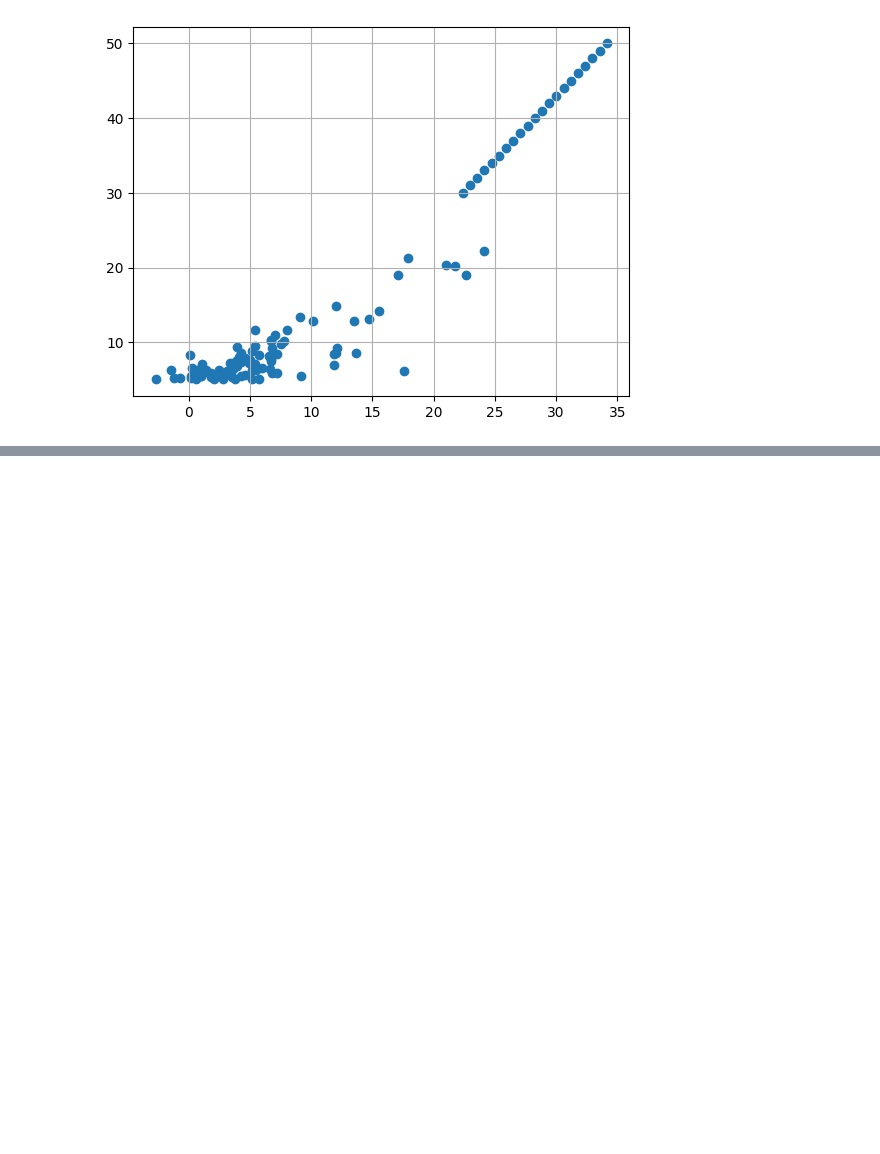
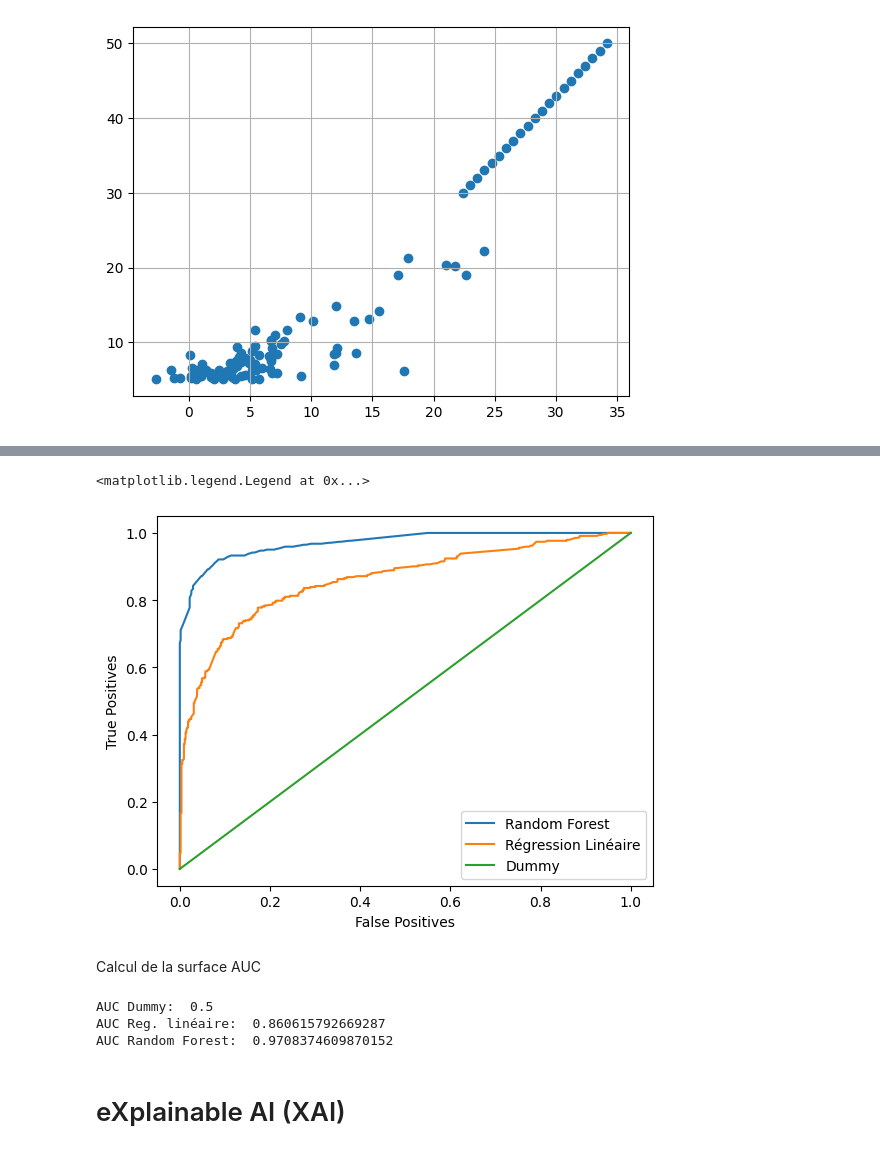
Before and after one commit to datacorner/ladata, a Jupyter notebook: La data - Chap 7 - La donnée sous toutes ses facettes.ipynb, the cells around one changed output, grey strips where cells are left out. Cells and saved outputs as stored; diff of their text form; code cells hidden in the pictures; blank space fills up the shorter version.

```diff
--- a/La data - Chap 7 - La donnée sous toutes ses facettes.ipynb
+++ b/La data - Chap 7 - La donnée sous toutes ses facettes.ipynb
@@ -158,0 +170,10 @@ plt.grid()
+# %%
+def Prepare_Modele(X, cabin):
+    target = X.Survived
+    sexe = pd.get_dummies(X['Sex'], prefix='sex')
+    cabin = pd.get_dummies(cabin.str[0], prefix='Cabin')
+    age = X['Age'].fillna(X['Age'].mean())
+    X = X[['Pclass', 'SibSp']].join(cabin).join(sexe).join(age)
+    return X, target
+cabin = titanic['Cabin'].fillna('X')
+X, y = Prepare_Modele(titanic, cabin)
@@ -158,0 +182,4 @@ plt.grid()
+# %%
+tree = RandomForestClassifier(n_estimators=100, random_state=0, max_features=2)
+tree.fit(X, y)
+p_tr = tree.predict(X)
@@ -158,0 +201,5 @@ plt.grid()
+# %%
+lr1 = LogisticRegression()
+lr1.fit(X, y)
+dummy = DummyClassifier()
+dummy.fit(X, y)
@@ -158,0 +215,26 @@ plt.grid()
+# %%
+FP_tr, TP_tr, Thres_tr = roc_curve(y, tree.predict_proba(X)[:,1])
+plt.plot(FP_tr, TP_tr, label="Random Forest")
+FP_rl, TP_rl, Thres_tr = roc_curve(y, lr1.decision_function(X))
+plt.plot(FP_rl, TP_rl, label="Régression Linéaire")
+FP_dm, TP_dm, Thres_tr = roc_curve(y, dummy.predict_proba(X)[:,1])
+plt.plot(FP_dm, TP_dm, label="Dummy")
+
+plt.xlabel ("False Positives")
+plt.ylabel ("True Positives")
+plt.legend ()
+# %% [output]
+<matplotlib.legend.Legend at 0x...>
+[figure, added]
+# %% [markdown]
+Calcul de la surface AUC
+# %%
+print ("AUC Dummy: ",metrics.auc(FP_dm, TP_dm))
+print ("AUC Reg. linéaire: ",metrics.auc(FP_rl, TP_rl))
+print ("AUC Random Forest: ",metrics.auc(FP_tr, TP_tr))
+# %% [output]
+AUC Dummy:  0.5
+AUC Reg. linéaire:  0.860615792669287
+AUC Random Forest:  0.9708374609870152
+# %% [markdown]
+# eXplainable AI (XAI)
```
Also changed, not shown: parts of 19 cells of this notebook.
